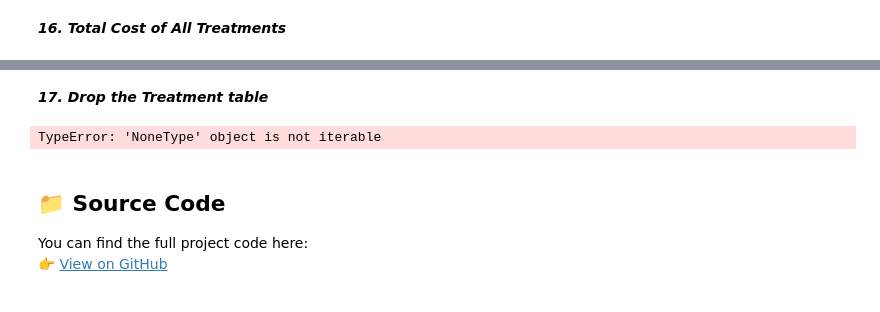
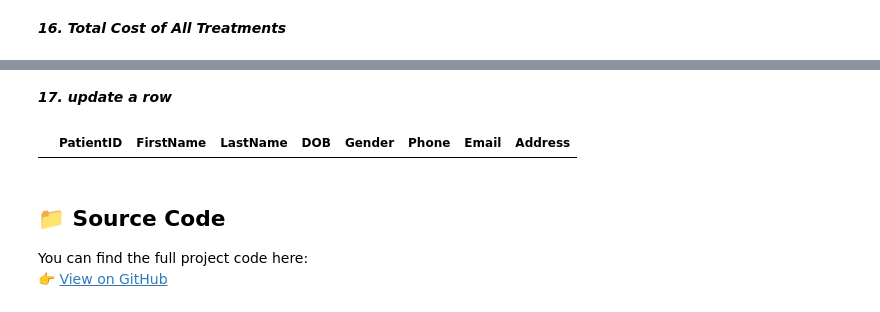
Before and after one commit to TimotheeNkwar/Database-Systems, a Jupyter notebook: DataBase_Project/Dentist_Clinic_DB_Project.ipynb, the cells around one changed output, grey strips where cells are left out. Saved outputs shown, nothing was run; the diff lists cells and outputs as text; code cells hidden in the pictures.

```diff
--- a/DataBase_Project/Dentist_Clinic_DB_Project.ipynb
+++ b/DataBase_Project/Dentist_Clinic_DB_Project.ipynb
@@ -646,8 +674,12 @@ FROM Treatment;
 # %% [markdown]
-***17. Drop the Treatment table***
+***17. update a row***
 # %%
+conn.execute("UPDATE Patient SET FirstName = 'Timothee',LastName = 'Nkwar'WHERE PatientID = 1;")
+conn.commit()
+update_table =pd.read_sql_query("SELECT * FROM Patient WHERE PatientID = 1;", conn)
+update_table
 # %% [output]
-TypeError: 'NoneType' object is not iterable
+|  | PatientID | FirstName | LastName | DOB | Gender | Phone | Email | Address |
 # %% [markdown]
 ## 📁 Source Code
 
```
Also changed, not shown: parts of 4 cells of this notebook, 1 other file.
